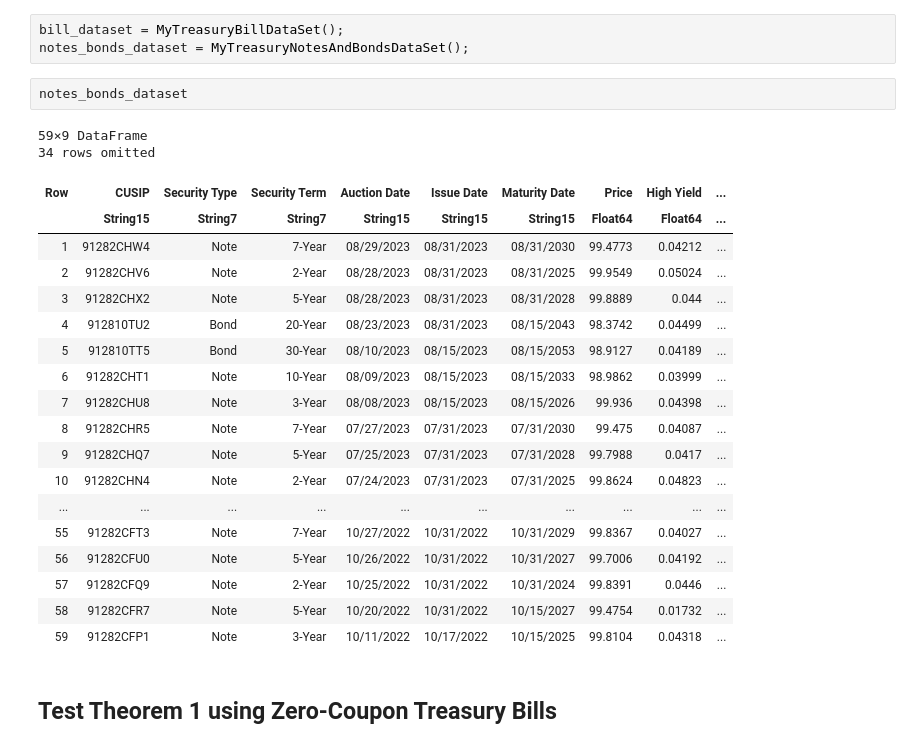
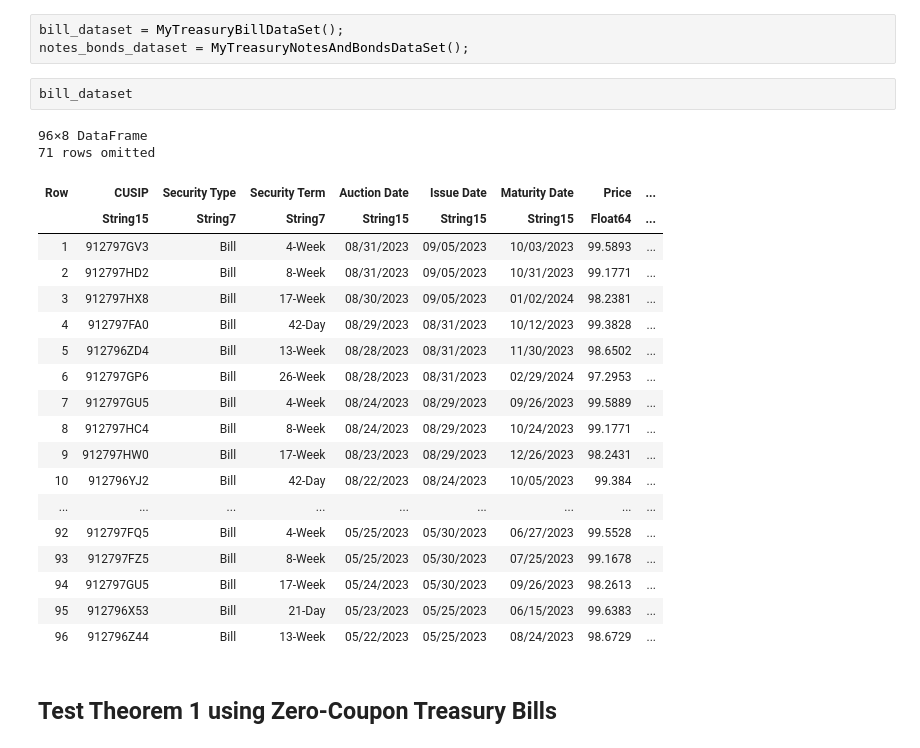
Before and after one commit to varnerlab/CHEME-5660-Labs-F23, a Jupyter notebook: CHEME-5660-L5b-FixedIncomeRisk.ipynb, the cells around one changed output. Drawn from its saved outputs; the diff is of its cells as text.

```diff
--- a/CHEME-5660-L5b-FixedIncomeRisk.ipynb
+++ b/CHEME-5660-L5b-FixedIncomeRisk.ipynb
@@ -105,28 +116,28 @@ We'll explore `T-Bill`, `T-note` and `T-bond` prices from United States Treasury
 bill_dataset = MyTreasuryBillDataSet();
 notes_bonds_dataset = MyTreasuryNotesAndBondsDataSet();
 # %%
-notes_bonds_dataset
+bill_dataset
 # %% [output]
-59×9 DataFrame
-34 rows omitted
+96×8 DataFrame
+71 rows omitted
-| Row | CUSIP | Security Type | Security Term | Auction Date | Issue Date | Maturity Date | Price | High Yield | ... |
-|  | String15 | String7 | String7 | String15 | String15 | String15 | Float64 | Float64 | ... |
-| 1 | 91282CHW4 | Note | 7-Year | 08/29/2023 | 08/31/2023 | 08/31/2030 | 99.4773 | 0.04212 | ... |
-| 2 | 91282CHV6 | Note | 2-Year | 08/28/2023 | 08/31/2023 | 08/31/2025 | 99.9549 | 0.05024 | ... |
-| 3 | 91282CHX2 | Note | 5-Year | 08/28/2023 | 08/31/2023 | 08/31/2028 | 99.8889 | 0.044 | ... |
-| 4 | 912810TU2 | Bond | 20-Year | 08/23/2023 | 08/31/2023 | 08/15/2043 | 98.3742 | 0.04499 | ... |
-| 5 | 912810TT5 | Bond | 30-Year | 08/10/2023 | 08/15/2023 | 08/15/2053 | 98.9127 | 0.04189 | ... |
-| 6 | 91282CHT1 | Note | 10-Year | 08/09/2023 | 08/15/2023 | 08/15/2033 | 98.9862 | 0.03999 | ... |
-| 7 | 91282CHU8 | Note | 3-Year | 08/08/2023 | 08/15/2023 | 08/15/2026 | 99.936 | 0.04398 | ... |
-| 8 | 91282CHR5 | Note | 7-Year | 07/27/2023 | 07/31/2023 | 07/31/2030 | 99.475 | 0.04087 | ... |
-| 9 | 91282CHQ7 | Note | 5-Year | 07/25/2023 | 07/31/2023 | 07/31/2028 | 99.7988 | 0.0417 | ... |
-| 10 | 91282CHN4 | Note | 2-Year | 07/24/2023 | 07/31/2023 | 07/31/2025 | 99.8624 | 0.04823 | ... |
-| ... | ... | ... | ... | ... | ... | ... | ... | ... | ... |
-| 55 | 91282CFT3 | Note | 7-Year | 10/27/2022 | 10/31/2022 | 10/31/2029 | 99.8367 | 0.04027 | ... |
-| 56 | 91282CFU0 | Note | 5-Year | 10/26/2022 | 10/31/2022 | 10/31/2027 | 99.7006 | 0.04192 | ... |
-| 57 | 91282CFQ9 | Note | 2-Year | 10/25/2022 | 10/31/2022 | 10/31/2024 | 99.8391 | 0.0446 | ... |
-| 58 | 91282CFR7 | Note | 5-Year | 10/20/2022 | 10/31/2022 | 10/15/2027 | 99.4754 | 0.01732 | ... |
-| 59 | 91282CFP1 | Note | 3-Year | 10/11/2022 | 10/17/2022 | 10/15/2025 | 99.8104 | 0.04318 | ... |
+| Row | CUSIP | Security Type | Security Term | Auction Date | Issue Date | Maturity Date | Price | ... |
+|  | String15 | String7 | String7 | String15 | String15 | String15 | Float64 | ... |
+| 1 | 912797GV3 | Bill | 4-Week | 08/31/2023 | 09/05/2023 | 10/03/2023 | 99.5893 | ... |
+| 2 | 912797HD2 | Bill | 8-Week | 08/31/2023 | 09/05/2023 | 10/31/2023 | 99.1771 | ... |
+| 3 | 912797HX8 | Bill | 17-Week | 08/30/2023 | 09/05/2023 | 01/02/2024 | 98.2381 | ... |
+| 4 | 912797FA0 | Bill | 42-Day | 08/29/2023 | 08/31/2023 | 10/12/2023 | 99.3828 | ... |
+| 5 | 912796ZD4 | Bill | 13-Week | 08/28/2023 | 08/31/2023 | 11/30/2023 | 98.6502 | ... |
+| 6 | 912797GP6 | Bill | 26-Week | 08/28/2023 | 08/31/2023 | 02/29/2024 | 97.2953 | ... |
+| 7 | 912797GU5 | Bill | 4-Week | 08/24/2023 | 08/29/2023 | 09/26/2023 | 99.5889 | ... |
+| 8 | 912797HC4 | Bill | 8-Week | 08/24/2023 | 08/29/2023 | 10/24/2023 | 99.1771 | ... |
+| 9 | 912797HW0 | Bill | 17-Week | 08/23/2023 | 08/29/2023 | 12/26/2023 | 98.2431 | ... |
+| 10 | 912796YJ2 | Bill | 42-Day | 08/22/2023 | 08/24/2023 | 10/05/2023 | 99.384 | ... |
+| ... | ... | ... | ... | ... | ... | ... | ... | ... |
+| 92 | 912797FQ5 | Bill | 4-Week | 05/25/2023 | 05/30/2023 | 06/27/2023 | 99.5528 | ... |
+| 93 | 912797FZ5 | Bill | 8-Week | 05/25/2023 | 05/30/2023 | 07/25/2023 | 99.1678 | ... |
+| 94 | 912797GU5 | Bill | 17-Week | 05/24/2023 | 05/30/2023 | 09/26/2023 | 98.2613 | ... |
+| 95 | 912796X53 | Bill | 21-Day | 05/23/2023 | 05/25/2023 | 06/15/2023 | 99.6383 | ... |
+| 96 | 912796Z44 | Bill | 13-Week | 05/22/2023 | 05/25/2023 | 08/24/2023 | 98.6729 | ... |
 # %% [markdown]
 ## Test Theorem 1 using Zero-Coupon Treasury Bills
 # %% [markdown]
```
Also changed, not shown: parts of 23 cells of this notebook, 2 other files.
